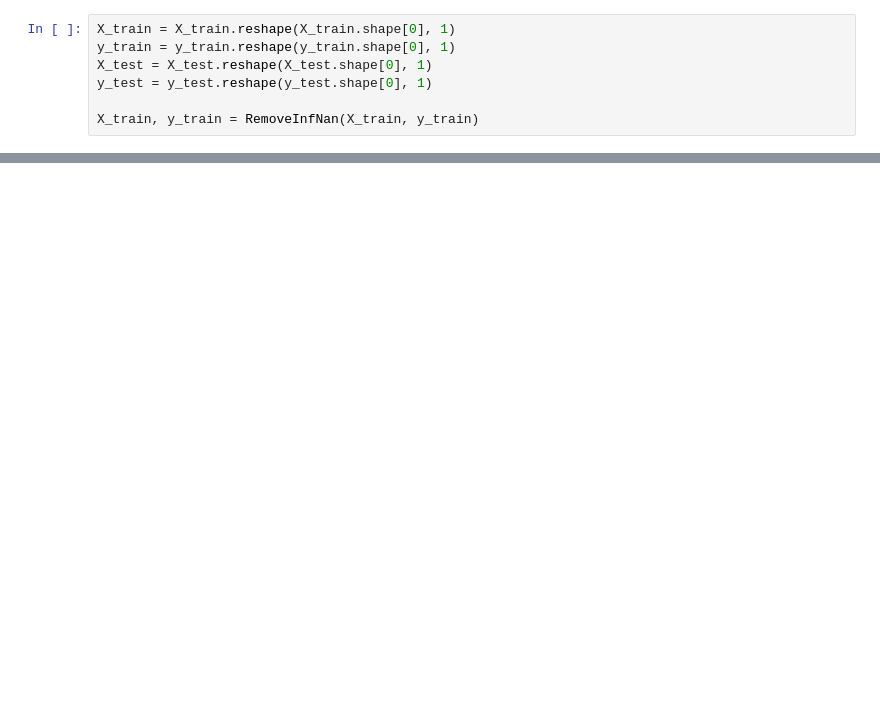
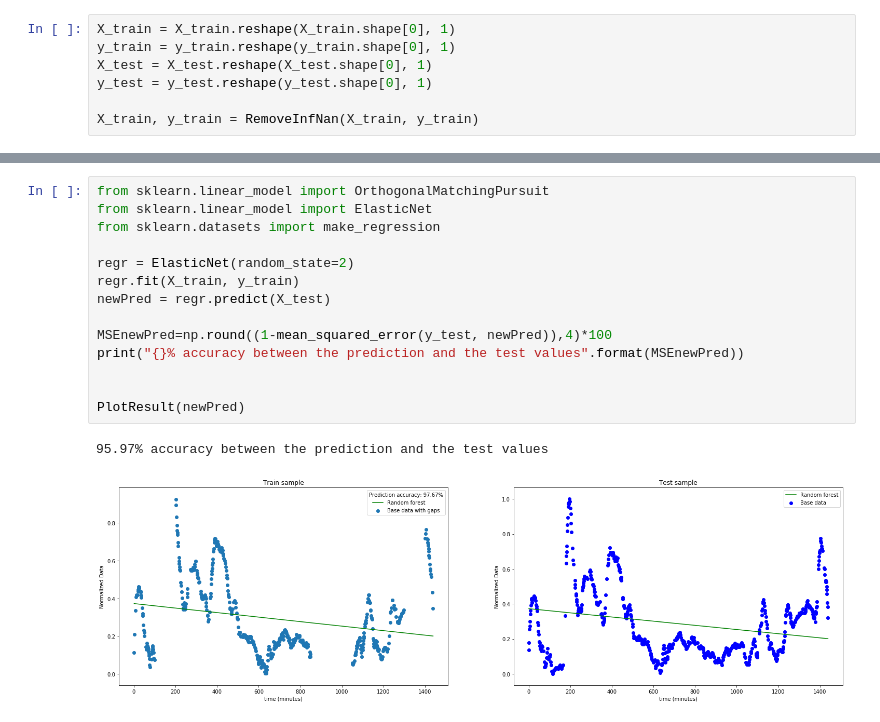
Before and after one commit to Pierre-LaurentC/IonosphericSignalRecontruction, a Jupyter notebook: DataHolesLongitude.ipynb, the cells around one changed output, grey strips where cells are left out. Cells and saved outputs as stored; diff of their text form; blank space fills up the shorter version.

```diff
--- a/DataHolesLongitude.ipynb
+++ b/DataHolesLongitude.ipynb
@@ -228,0 +290,17 @@ fig.savefig("DataGaps_TrainAndTestSamples")
+# %%
+from sklearn.linear_model import OrthogonalMatchingPursuit
+from sklearn.linear_model import ElasticNet
+from sklearn.datasets import make_regression
+
+regr = ElasticNet(random_state=2)
+regr.fit(X_train, y_train)
+newPred = regr.predict(X_test)
+
+MSEnewPred=np.round((1-mean_squared_error(y_test, newPred)),4)*100
+print("{}% accuracy between the prediction and the test values".format(MSEnewPred))
+
+
+PlotResult(newPred)
+# %% [output]
+95.97% accuracy between the prediction and the test values
+[figure, added]
```
Also changed, not shown: parts of 11 cells of this notebook, 1 other file.
